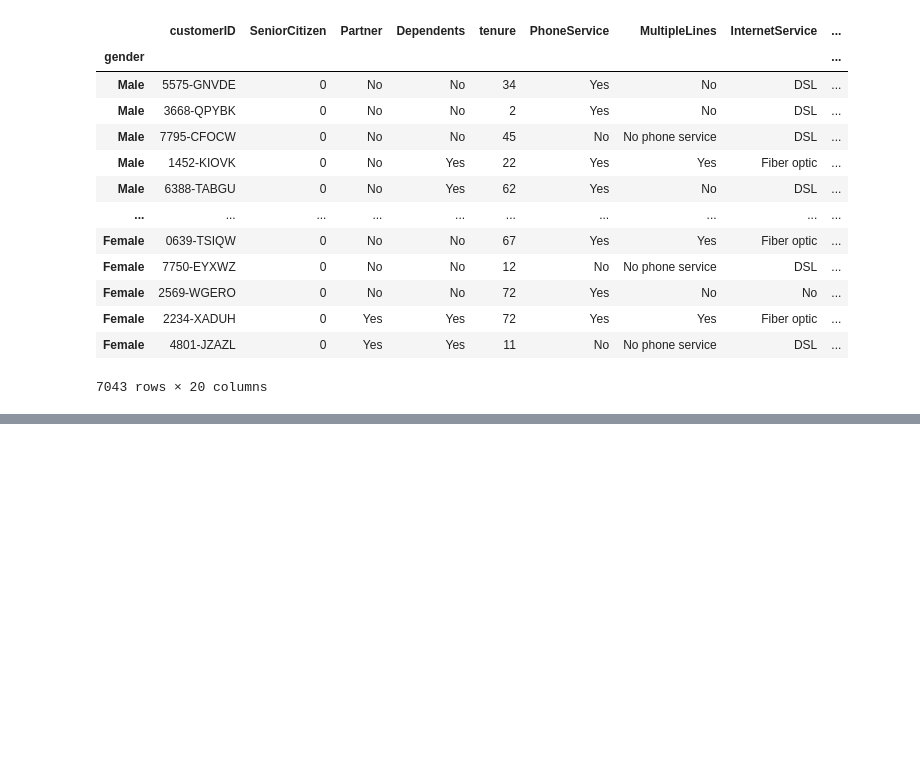
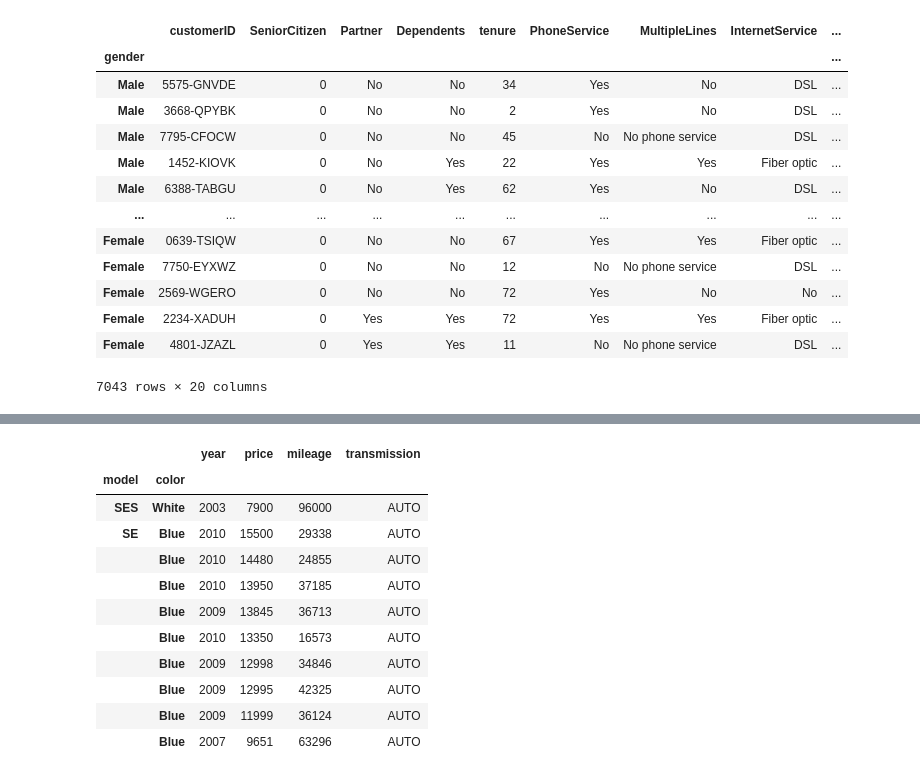
Before and after one commit to errampy/TDS, a Jupyter notebook: pd/loc_2.ipynb, the cells around one changed output, grey strips where cells are left out. Drawn from its saved outputs; the diff is of its cells as text; code cells hidden in the pictures; blank space fills up the shorter version.

```diff
--- a/pd/loc_2.ipynb
+++ b/pd/loc_2.ipynb
@@ -81,0 +131,19 @@ df.loc[['Male','Female'],:]
+# %%
+import pandas as pd
+
+df = pd.read_csv('DataSets/usedcars.csv', index_col=['model','color'])
+df.head(100)
+df.loc[[('SES', 'White'), ('SE', 'Blue')], :]
+# %% [output]
+|  |  | year | price | mileage | transmission |
+| model | color |  |  |  |  |
+| SES | White | 2003 | 7900 | 96000 | AUTO |
+| SE | Blue | 2010 | 15500 | 29338 | AUTO |
+|  | Blue | 2010 | 14480 | 24855 | AUTO |
+|  | Blue | 2010 | 13950 | 37185 | AUTO |
+|  | Blue | 2009 | 13845 | 36713 | AUTO |
+|  | Blue | 2010 | 13350 | 16573 | AUTO |
+|  | Blue | 2009 | 12998 | 34846 | AUTO |
+|  | Blue | 2009 | 12995 | 42325 | AUTO |
+|  | Blue | 2009 | 11999 | 36124 | AUTO |
+|  | Blue | 2007 | 9651 | 63296 | AUTO |
```
Also changed, not shown: parts of 4 cells of this notebook, 4 other files.
